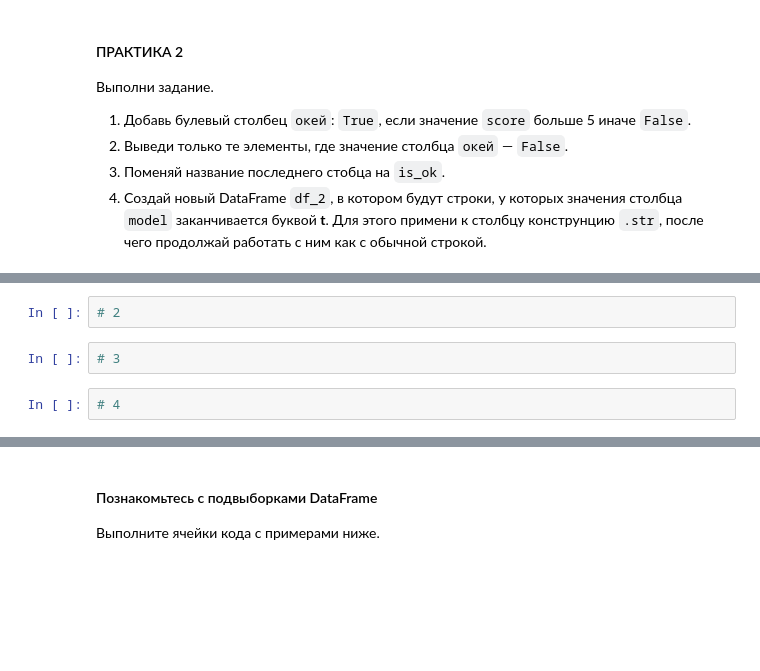
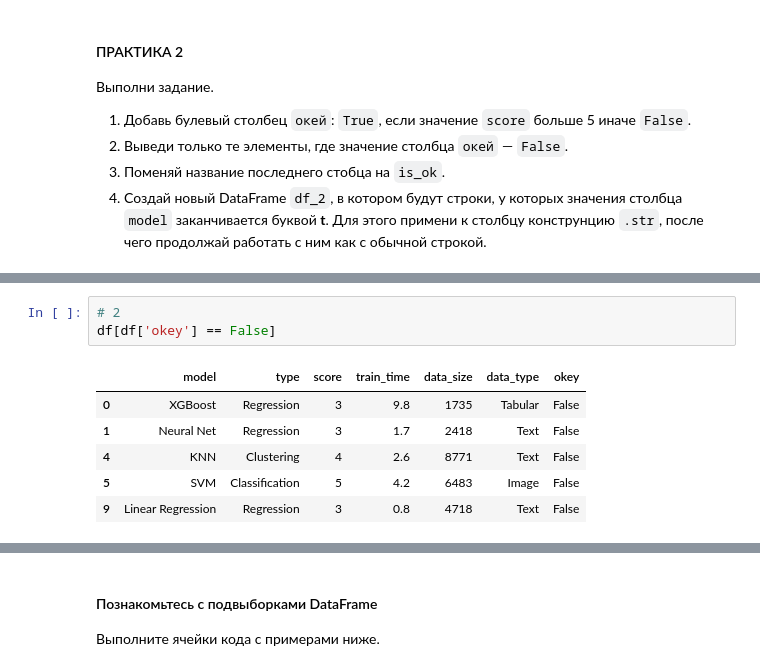
Before and after one commit to potopinc/colab, a Jupyter notebook: ML_05_06_07.ipynb, the cells around one changed output, grey strips where cells are left out. Saved outputs shown, nothing was run; the diff lists cells and outputs as text; blank space fills up the shorter version.

```diff
--- a/ML_05_06_07.ipynb
+++ b/ML_05_06_07.ipynb
@@ -338,6 +399,10 @@ dtype: int64
 # %%
 # 2
+df[df['okey'] == False]
+# %% [output]
+|  | model | type | score | train_time | data_size | data_type | okey |
+| 0 | XGBoost | Regression | 3 | 9.8 | 1735 | Tabular | False |
+| 1 | Neural Net | Regression | 3 | 1.7 | 2418 | Text | False |
+| 4 | KNN | Clustering | 4 | 2.6 | 8771 | Text | False |
+| 5 | SVM | Classification | 5 | 4.2 | 6483 | Image | False |
+| 9 | Linear Regression | Regression | 3 | 0.8 | 4718 | Text | False |
-# %%
-# 3
-# %%
-# 4
```
Also changed, not shown: parts of 10 cells of this notebook.
